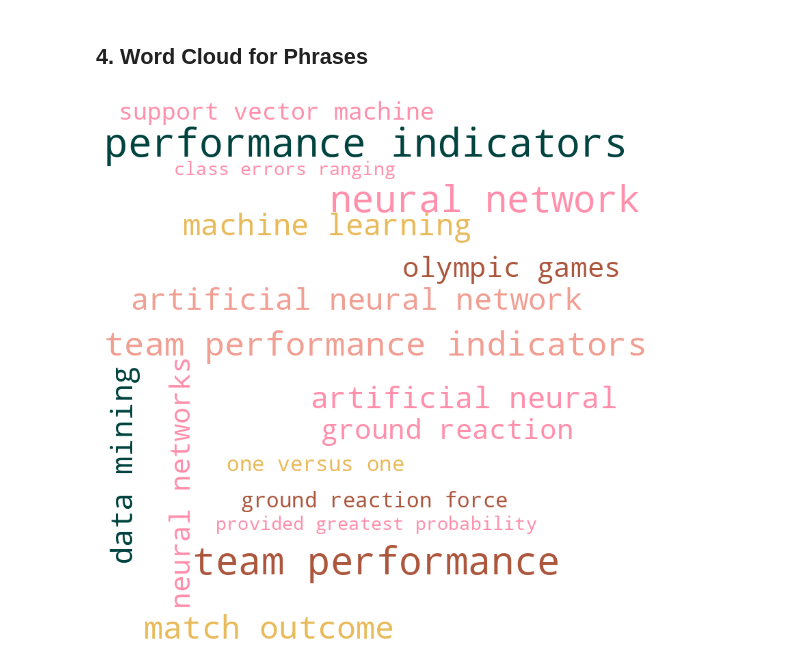
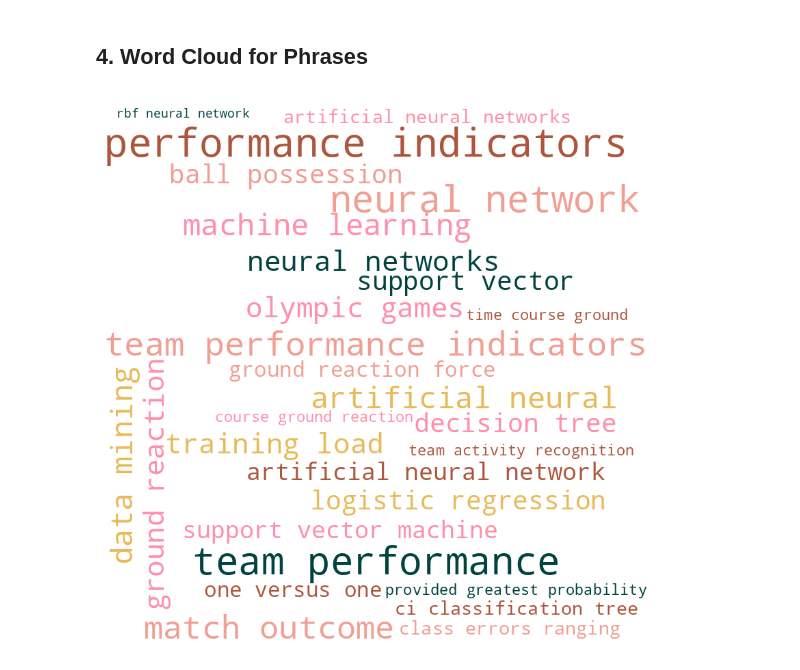
Before and after one commit to Matt17BR/ml4ds2324_topic_modeling, a Jupyter notebook: scripts/word_clouds.ipynb, the cells around one changed output. Saved outputs shown, nothing was run; the diff lists cells and outputs as text; code cells hidden in the pictures.

```diff
--- a/scripts/word_clouds.ipynb
+++ b/scripts/word_clouds.ipynb
@@ -126,26 +75,17 @@ plt.show()
 # %% [markdown]
 ## 4. Word Cloud for Phrases
-# %%
-ingredients = ['performance indicators', 'team performance', 'neural network',
-             'match outcome', 'machine learning', 'data mining', 'artificial neural', 'olympic games', 'neural networks', 'ground reaction',
-             'team performance indicators', 'artificial neural network', 'support vector machine', 'one versus one', 'ground reaction force',
-             'class errors ranging', 'provided greatest probability']
-frequencies = [14, 13, 12, 9, 8, 8, 8, 7, 7, 7, 10, 8, 5, 4, 4, 3, 3]
-
-d = dict(zip(ingredients, frequencies))
-
-wordcloud_phrases = WordCloud(width=800, height=800,
-                      background_color='white',
-                      color_func=pink_color_func,
-                      random_state=123,
-                      collocations=False).generate_from_frequencies(d)
-
-wordcloud_phrases.to_file(os.path.join('..','figures','wordcloud_phrases.png'))
-
-plt.figure(figsize=(8, 8), facecolor=None)
-plt.imshow(wordcloud_phrases, interpolation="bilinear")
-plt.axis("off")
-plt.tight_layout(pad=0)
-plt.show()
-# %% [output]
-[figure, removed]
+# %%
+phrases_freq_TA = dict((' '.join(x), y) for x, y in TA_bigrams + TA_trigrams)
+phrases_freq_TA = {x: value for x, value in phrases_freq_TA.items() if all(char.isalpha() or char.isspace() for char in x)}
+
+wordcloud_phrases = custom_wordcloud().generate_from_frequencies(phrases_freq_TA)
+
+wordcloud_phrases.to_file(os.path.join('..','figures','wordcloud_phrases.png'))
+
+plt.figure(figsize=(8, 8), facecolor=None)
+plt.imshow(wordcloud_phrases, interpolation="bilinear")
+plt.axis("off")
+plt.tight_layout(pad=0)
+plt.show()
+# %% [output]
+[figure, added]
```
Also changed, not shown: parts of 3 cells of this notebook, 6 other files.
